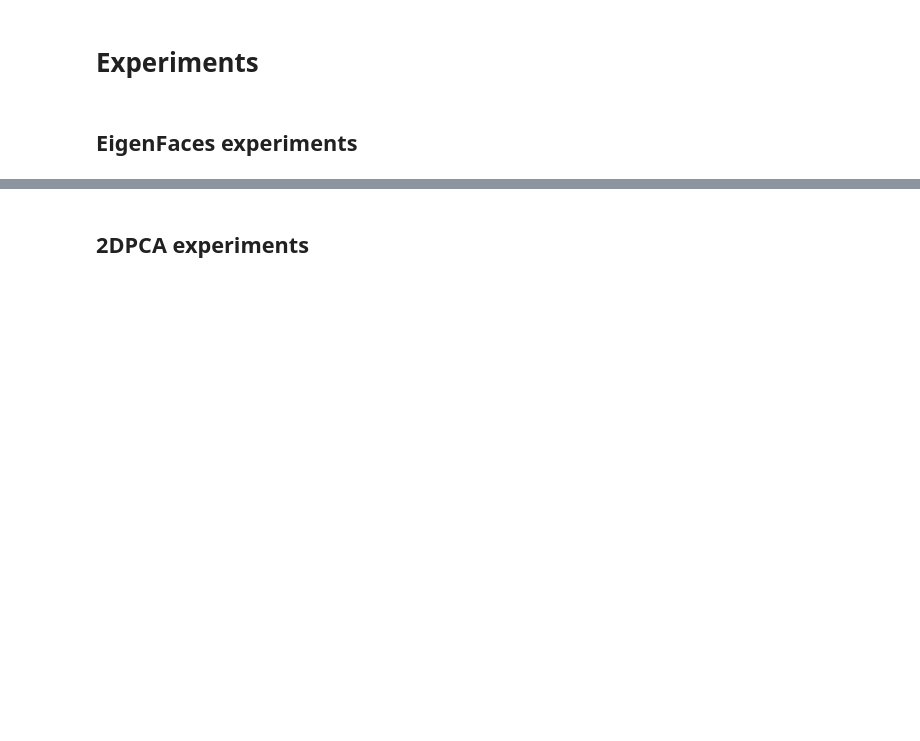
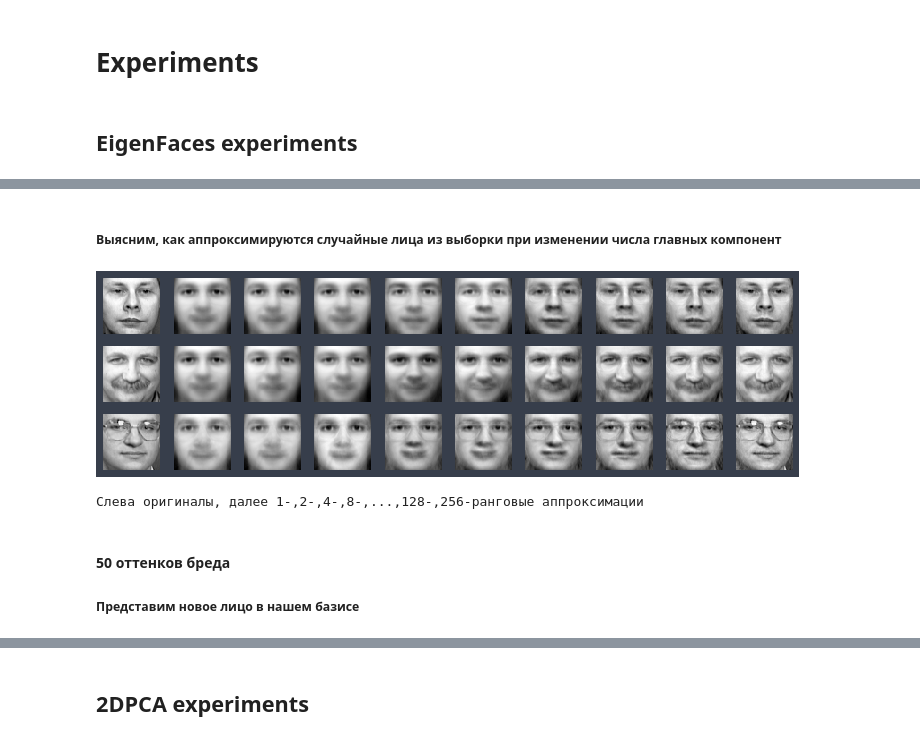
Before and after one commit to pancratus/FaceRecognition, a Jupyter notebook: EigenFaces.ipynb, the cells around one changed output, grey strips where cells are left out. Cells and saved outputs as stored; diff of their text form; code cells hidden in the pictures; blank space fills up the shorter version.

```diff
--- a/EigenFaces.ipynb
+++ b/EigenFaces.ipynb
@@ -331,2 +327,21 @@ EF = EigenFaces(X)
+# %% [markdown]
+##### Выясним, как аппроксимируются cлучайные лица из выборки при изменении числа главных компонент
+# %%
+indices = np.random.choice(400, 3, replace=False)
+approximations = []
+for i in indices:
+    face = X[i]
+    approximations += [face]
+    for b in range(9):
+        approximations += [EF.trunc('Manual', 2**b).approx(face)]
+
+show_gallery(approximations, 3, 10)
+print('Слева оригиналы, далее 1-,2-,4-,8-,...,128-,256-ранговые аппроксимации')
+# %% [output]
+[figure, added]
+Слева оригиналы, далее 1-,2-,4-,8-,...,128-,256-ранговые аппроксимации
+# %% [markdown]
+#### 50 оттенков бреда
+##### Представим новое лицо в нашем базисе
 # %%
 from skimage import io
```
Also changed, not shown: parts of 17 cells of this notebook.
